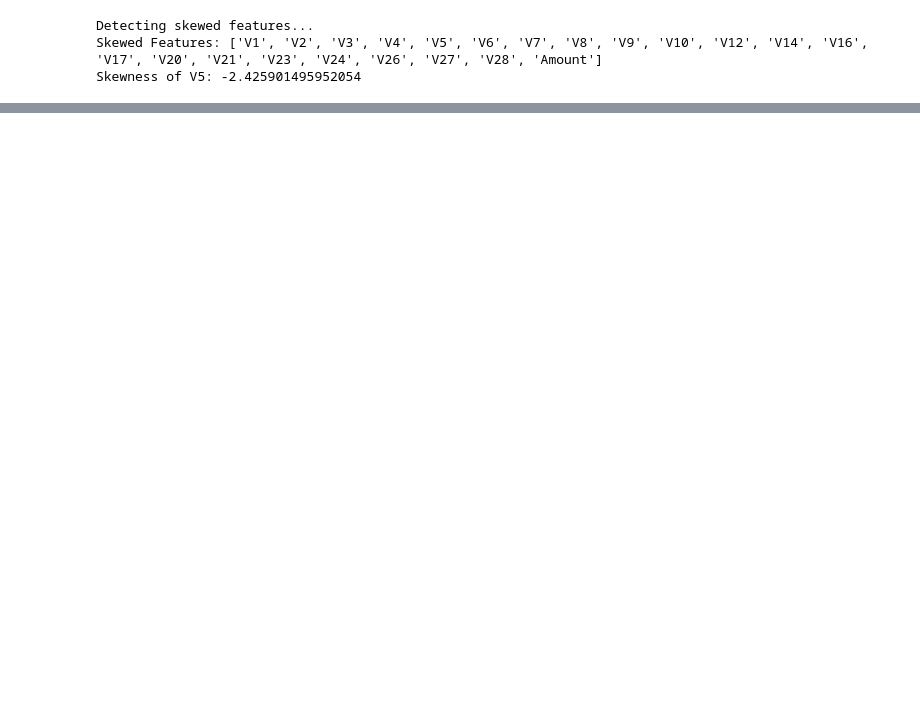
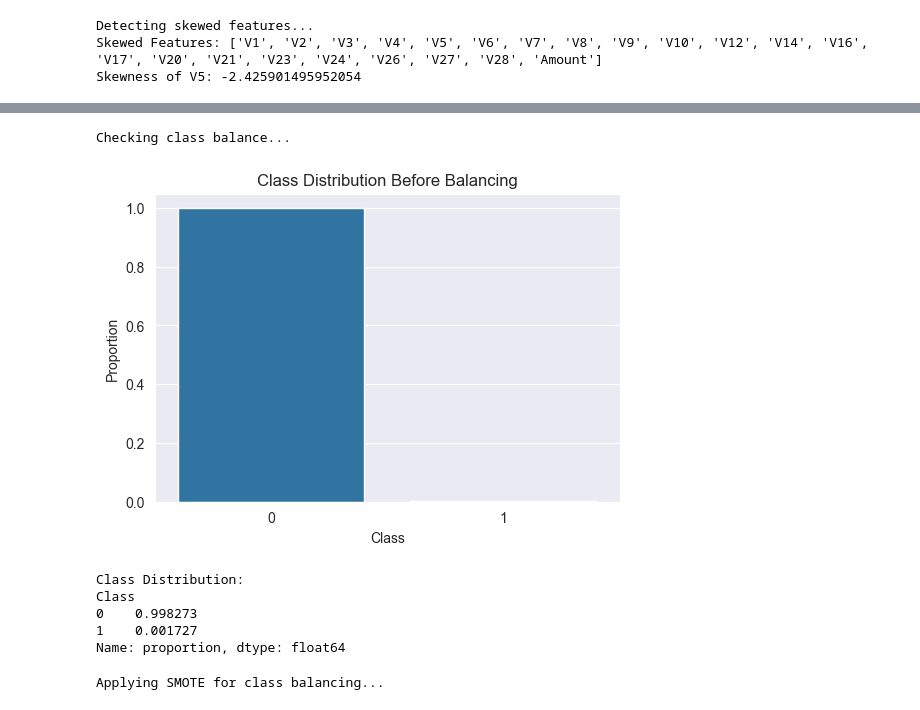
Before and after one commit to guyreuveni33/Tabular-Data-Science-Final-Research-Project, a Jupyter notebook: 21_2_2025.ipynb, the cells around one changed output, grey strips where cells are left out. Saved outputs shown, nothing was run; the diff lists cells and outputs as text; code cells hidden in the pictures; blank space fills up the shorter version.

```diff
--- a/21_2_2025.ipynb
+++ b/21_2_2025.ipynb
@@ -604,0 +116,4 @@ def run_full_pipeline(df, target_column):
+# %%
+# Standardize numerical features
+scaler = StandardScaler()
+df[numerical_features] = scaler.fit_transform(df[numerical_features])
@@ -604,0 +145,31 @@ def run_full_pipeline(df, target_column):
+# %%
+# Check class balance
+print("Checking class balance...")
+class_counts = df[target_column].value_counts(normalize=True)
+plt.figure(figsize=(6, 4))
+sns.barplot(x=class_counts.index, y=class_counts.values)
+plt.title("Class Distribution Before Balancing")
+plt.xlabel("Class")
+plt.ylabel("Proportion")
+plt.show()
+print("Class Distribution:")
+print(class_counts)
+# %% [output]
+Checking class balance...
+[figure, added]
+Class Distribution:
+Class
+0    0.998273
+1    0.001727
+Name: proportion, dtype: float64
+# %%
+# Balance classes using SMOTE
+print("Applying SMOTE for class balancing...")
+X = df.drop(columns=[target_column])
+y = df[target_column]
+sampler = SMOTE()
+X_resampled, y_resampled = sampler.fit_resample(X, y)
+df = pd.DataFrame(X_resampled, columns=X.columns)
+df[target_column] = y_resampled
+# %% [output]
+Applying SMOTE for class balancing...
```
Also changed, not shown: parts of 31 cells of this notebook.
